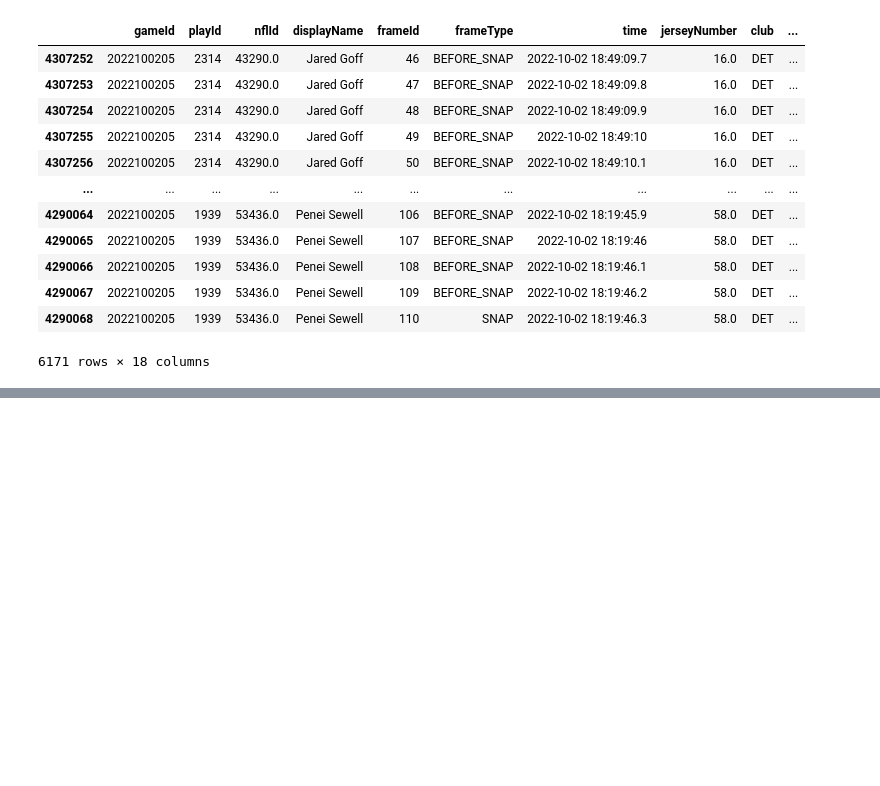
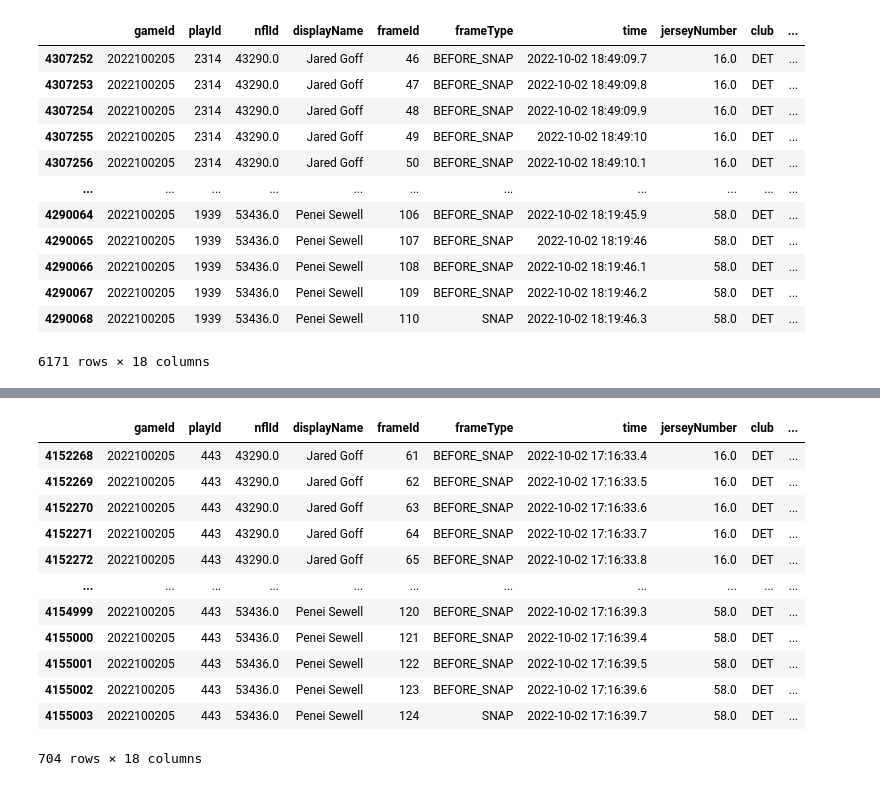
Before and after one commit to APoodle/NFL-Big-Data-Bowl-2025, a Jupyter notebook: Detroit OL Analysis.ipynb, the cells around one changed output, grey strips where cells are left out. Cells and saved outputs as stored; diff of their text form; code cells hidden in the pictures; blank space fills up the shorter version.

```diff
--- a/Detroit OL Analysis.ipynb
+++ b/Detroit OL Analysis.ipynb
@@ -465,0 +471,11 @@ week4[(week4['gameId'] == 2022100205) & (week4['playId'] == 1133) & (week4['even
+# %%
+passes.loc[passes['playDirection'] == 'left', 'x'] = passes.loc[passes['playDirection'] == 'left', 'x'].apply(lambda x: 100 - x)
+passes.loc[passes['playDirection'] == 'left', 'y'] = passes.loc[passes['playDirection'] == 'left', 'y'].apply(lambda y: 50 - y)
+passes.loc[passes['playDirection'] == 'left', 'o'] = passes.loc[passes['playDirection'] == 'left', 'o'].apply(lambda o: 360 - o)
+
+runs.loc[runs['playDirection'] == 'left', 'x'] = runs.loc[runs['playDirection'] == 'left', 'x'].apply(lambda x: 100 - x)
+runs.loc[runs['playDirection'] == 'left', 'y'] = runs.loc[runs['playDirection'] == 'left', 'y'].apply(lambda y: 50 - y)
+runs.loc[runs['playDirection'] == 'left', 'o'] = runs.loc[runs['playDirection'] == 'left', 'o'].apply(lambda o: 360 - o)
+
+
+runs[(runs['playDirection'] == 'right') & (runs['club'] == 'DET')]
@@ -465,0 +496,16 @@ week4[(week4['gameId'] == 2022100205) & (week4['playId'] == 1133) & (week4['even
+# %%
+runs[(runs['playDirection'] == 'left') & (runs['club'] == 'DET')]
+# %% [output]
+|  | gameId | playId | nflId | displayName | frameId | frameType | time | jerseyNumber | club | ... |
+| 4152268 | 2022100205 | 443 | 43290.0 | Jared Goff | 61 | BEFORE_SNAP | 2022-10-02 17:16:33.4 | 16.0 | DET | ... |
+| 4152269 | 2022100205 | 443 | 43290.0 | Jared Goff | 62 | BEFORE_SNAP | 2022-10-02 17:16:33.5 | 16.0 | DET | ... |
+| 4152270 | 2022100205 | 443 | 43290.0 | Jared Goff | 63 | BEFORE_SNAP | 2022-10-02 17:16:33.6 | 16.0 | DET | ... |
+| 4152271 | 2022100205 | 443 | 43290.0 | Jared Goff | 64 | BEFORE_SNAP | 2022-10-02 17:16:33.7 | 16.0 | DET | ... |
+| 4152272 | 2022100205 | 443 | 43290.0 | Jared Goff | 65 | BEFORE_SNAP | 2022-10-02 17:16:33.8 | 16.0 | DET | ... |
+| ... | ... | ... | ... | ... | ... | ... | ... | ... | ... | ... |
+| 4154999 | 2022100205 | 443 | 53436.0 | Penei Sewell | 120 | BEFORE_SNAP | 2022-10-02 17:16:39.3 | 58.0 | DET | ... |
+| 4155000 | 2022100205 | 443 | 53436.0 | Penei Sewell | 121 | BEFORE_SNAP | 2022-10-02 17:16:39.4 | 58.0 | DET | ... |
+| 4155001 | 2022100205 | 443 | 53436.0 | Penei Sewell | 122 | BEFORE_SNAP | 2022-10-02 17:16:39.5 | 58.0 | DET | ... |
+| 4155002 | 2022100205 | 443 | 53436.0 | Penei Sewell | 123 | BEFORE_SNAP | 2022-10-02 17:16:39.6 | 58.0 | DET | ... |
+| 4155003 | 2022100205 | 443 | 53436.0 | Penei Sewell | 124 | SNAP | 2022-10-02 17:16:39.7 | 58.0 | DET | ... |
+704 rows × 18 columns
```
Also changed, not shown: parts of 11 cells of this notebook.
